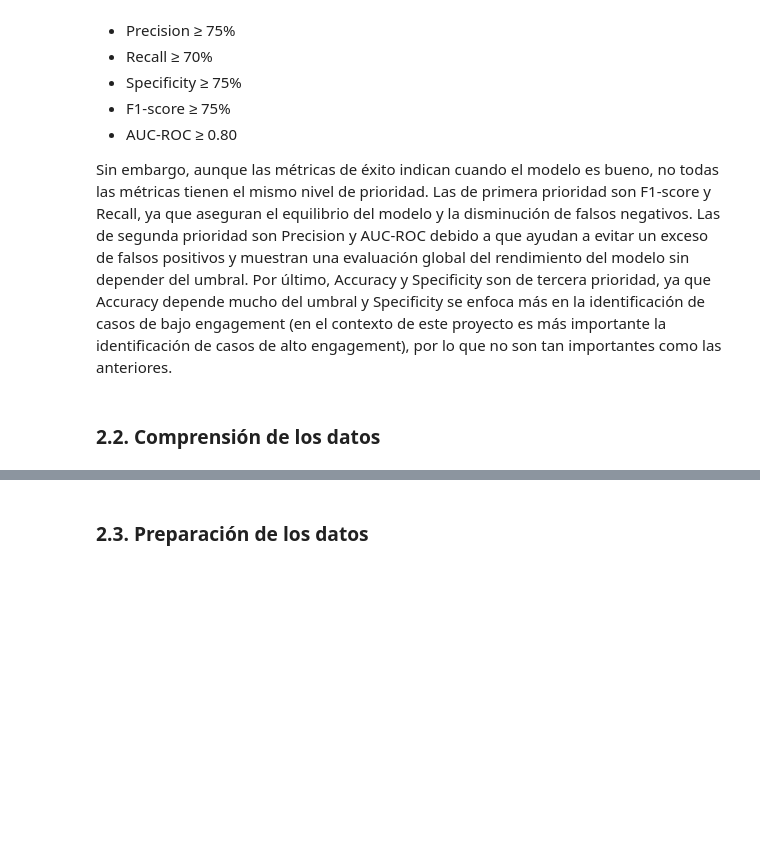
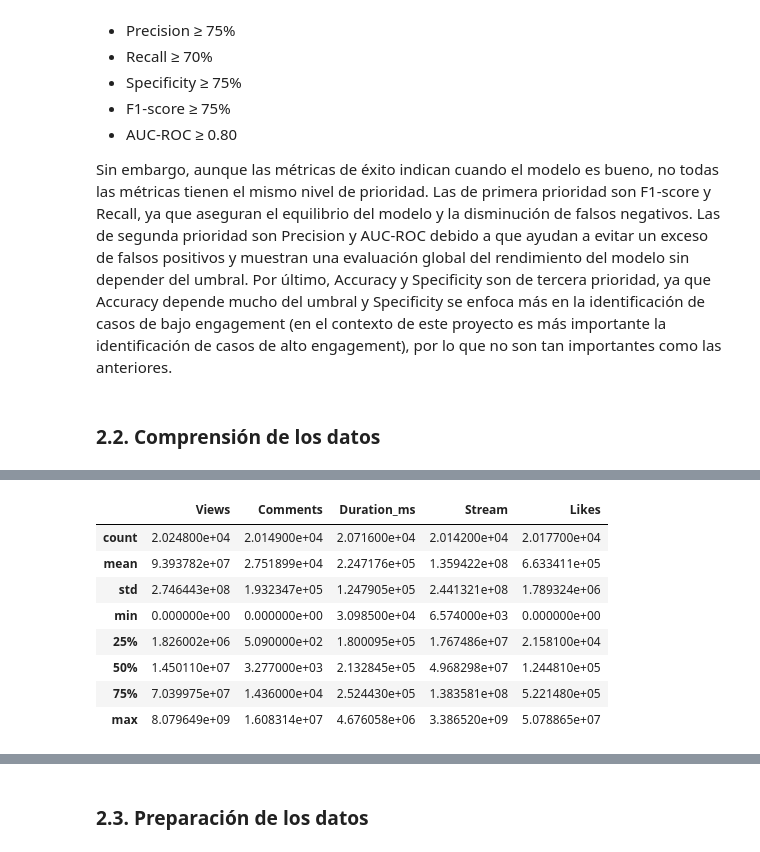
Before and after one commit to Julizzy/proyecto-analitica-c3, a Jupyter notebook: proyecto_C3_grupo4.ipynb, the cells around one changed output, grey strips where cells are left out. Cells and saved outputs as stored; diff of their text form; code cells hidden in the pictures; blank space fills up the shorter version.

```diff
--- a/proyecto_C3_grupo4.ipynb
+++ b/proyecto_C3_grupo4.ipynb
@@ -76,0 +153,12 @@ Sin embargo, aunque las métricas de éxito indican cuando el modelo es bueno, n
+# %%
+nuevo_df.describe()
+# %% [output]
+|  | Views | Comments | Duration_ms | Stream | Likes |
+| count | 2.024800e+04 | 2.014900e+04 | 2.071600e+04 | 2.014200e+04 | 2.017700e+04 |
+| mean | 9.393782e+07 | 2.751899e+04 | 2.247176e+05 | 1.359422e+08 | 6.633411e+05 |
+| std | 2.746443e+08 | 1.932347e+05 | 1.247905e+05 | 2.441321e+08 | 1.789324e+06 |
+| min | 0.000000e+00 | 0.000000e+00 | 3.098500e+04 | 6.574000e+03 | 0.000000e+00 |
+| 25% | 1.826002e+06 | 5.090000e+02 | 1.800095e+05 | 1.767486e+07 | 2.158100e+04 |
+| 50% | 1.450110e+07 | 3.277000e+03 | 2.132845e+05 | 4.968298e+07 | 1.244810e+05 |
+| 75% | 7.039975e+07 | 1.436000e+04 | 2.524430e+05 | 1.383581e+08 | 5.221480e+05 |
+| max | 8.079649e+09 | 1.608314e+07 | 4.676058e+06 | 3.386520e+09 | 5.078865e+07 |
```
Also changed, not shown: parts of 6 cells of this notebook.
